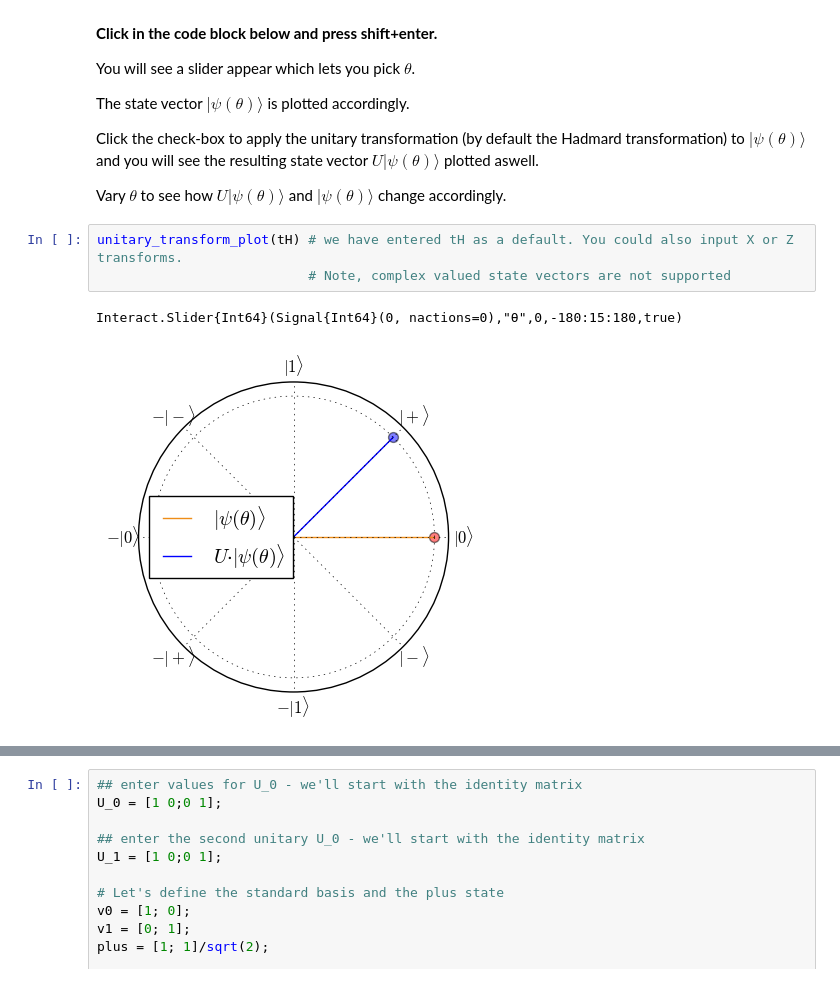
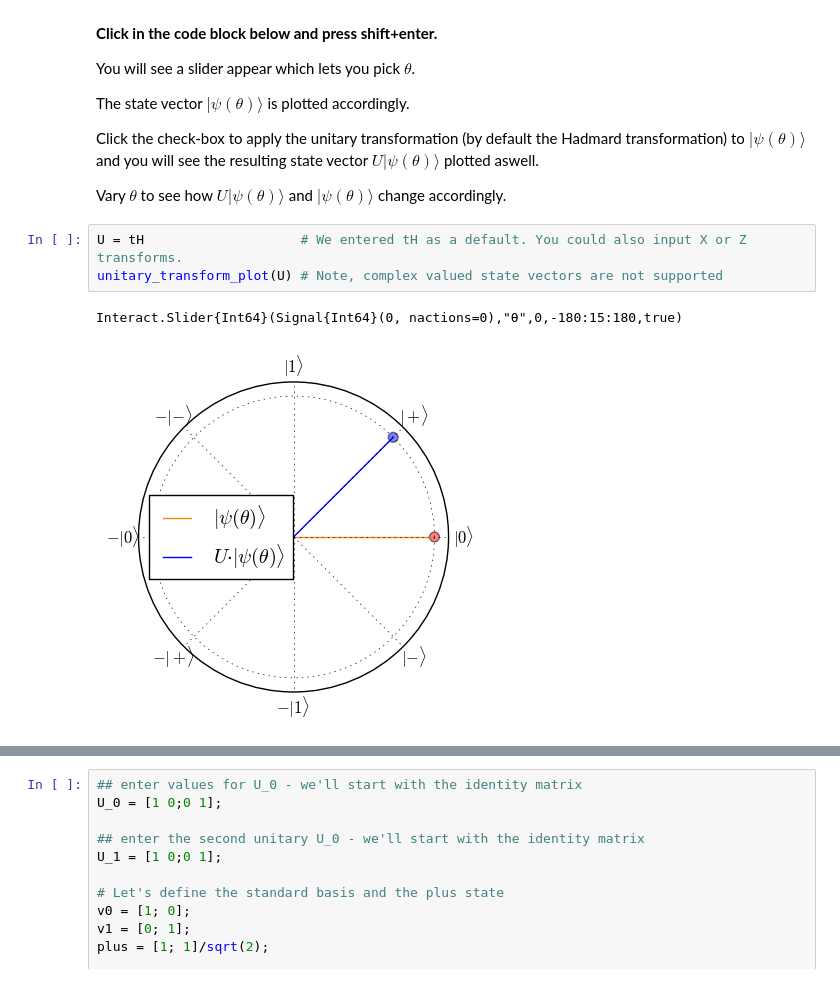
Before and after one commit to QuCryptoX/Week_0, a Jupyter notebook: Notebook_Week_0.ipynb, the cells around one changed output, grey strips where cells are left out. Drawn from its saved outputs; the diff is of its cells as text.

```diff
--- a/Notebook_Week_0.ipynb
+++ b/Notebook_Week_0.ipynb
@@ -679,11 +700,11 @@ Click the check-box to apply the unitary transformation (by default the Hadmard
 
 Vary $\theta$ to see how $U \lvert \psi(\theta) \rangle$ and $\lvert \psi(\theta) \rangle$ change accordingly.
 # %%
-unitary_transform_plot(tH) # we have entered tH as a default. You could also input X or Z transforms.
-                           # Note, complex valued state vectors are not supported
+U = tH                    # We entered tH as a default. You could also input X or Z transforms.
+unitary_transform_plot(U) # Note, complex valued state vectors are not supported
 # %% [output]
 Interact.Slider{Int64}(Signal{Int64}(0, nactions=0),"θ",0,-180:15:180,true)
-[figure, old version]
+[figure, new version]
 # %% [markdown]
 <h3 style="color:#00A6D6;">edX Exercise 7</h3>
 
```
Also changed, not shown: parts of 10 cells of this notebook, 1 other file.
